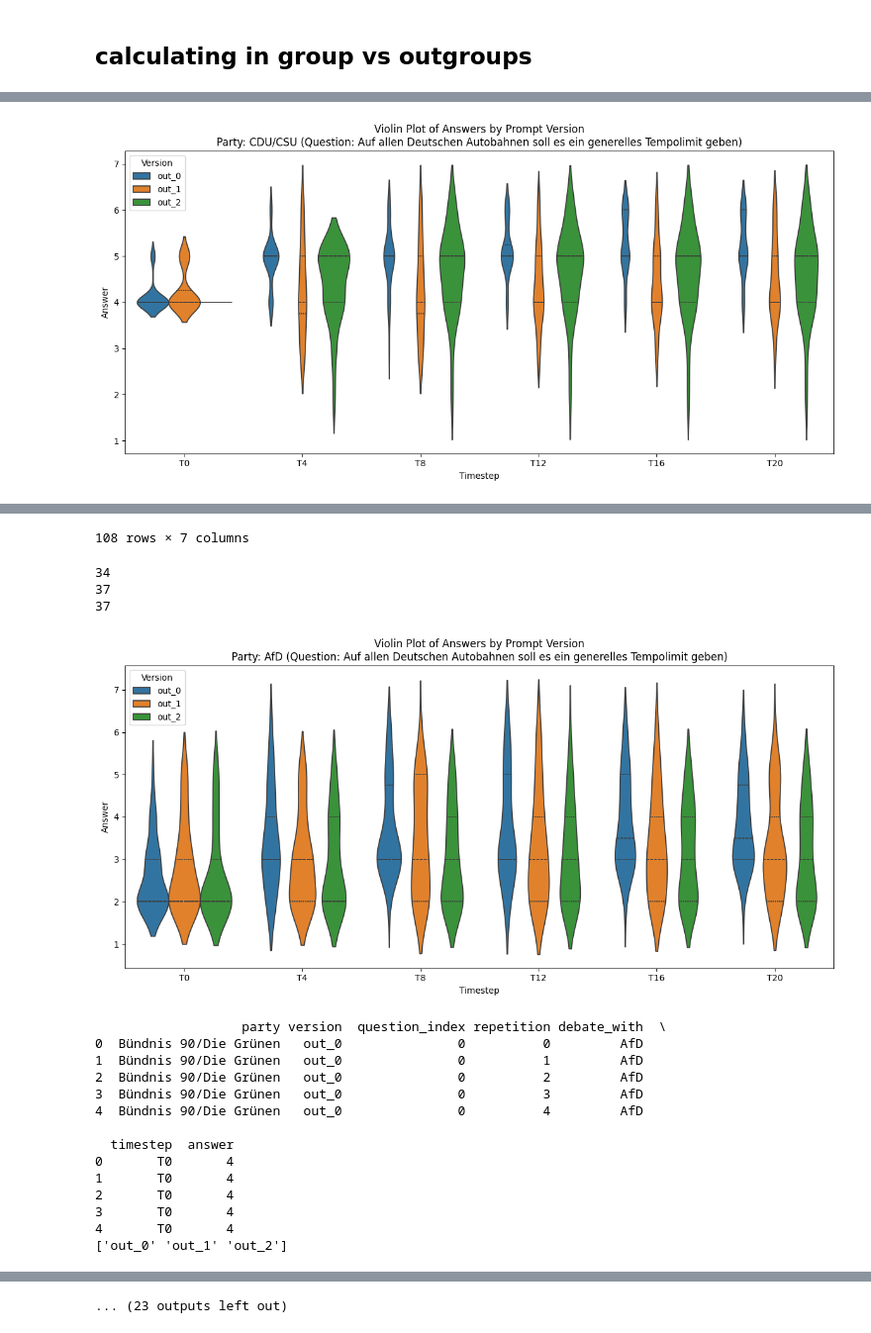
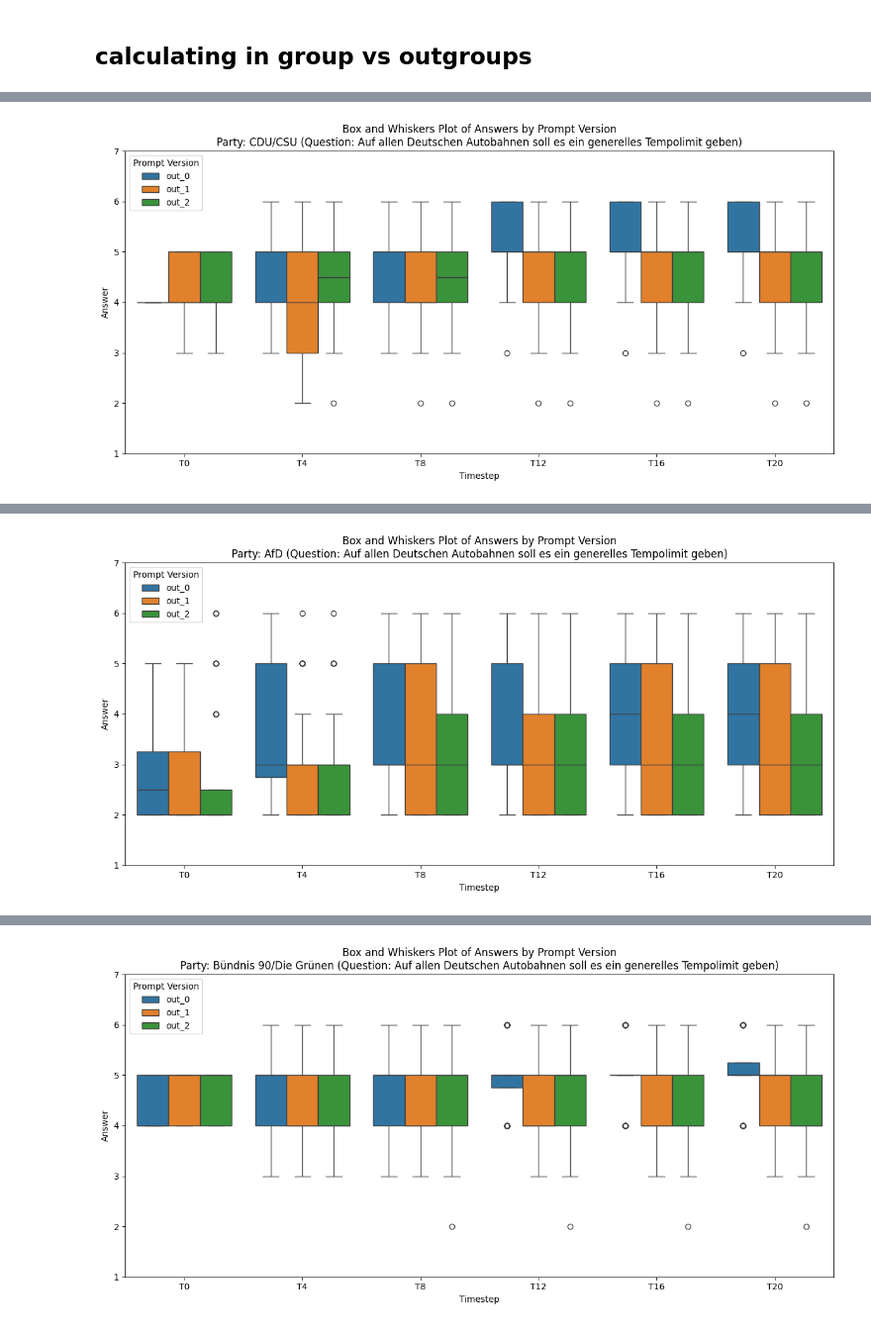
Before and after one commit to LawrenceFulton/SAUCE, a Jupyter notebook: analyze/lmm.ipynb, the cells around one changed output, grey strips where cells are left out. Shown at 99% size. Drawn from its saved outputs; the diff is of its cells as text; code cells hidden in the pictures.

```diff
--- a/analyze/lmm.ipynb
+++ b/analyze/lmm.ipynb
@@ -8,7 +8,7 @@ import re
 PROMPT_VERSIONS = 3
 NUM_QUESTIONS = 1
 LLM_VERSION = "41-mini"  # Change this to the desired LLM name
-REPETITIONS = 5
+REPETITIONS = 6
 
 
 QUESTIONS = [
@@ -387,32 +410,33 @@ for party in plot_df["party"].unique():
 # %% [markdown]
 ## calculating in group vs outgroups
 # %%
-# anova based on version of prompt at iteration T0
-import statsmodels.api as sm
 from statsmodels.formula.api import ols
+from statsmodels.stats.anova import anova_lm
 
 # Perform ANOVA for each question
 for question_index in range(NUM_QUESTIONS):
     print(f"ANOVA for question {question_index}: {QUESTIONS[question_index]}")
-    # Filter data for the current question
+
     question_data = formatted_df_non_abs[
         formatted_df_non_abs["question_index"] == question_index
     ]
+
     if question_data.empty:
         print("No data available for this question.")
         continue
 
-    # Perform ANOVA
+    # Fit OLS model
     model = ols(
-        "T20 ~ C(version)* C(party) +C(debate_with)",
-        data=question_data,
+        "T20 ~ C(version)*C(party) + C(debate_with)",
+        data=question_data
     ).fit()
-    anova_table = sm.stats.anova_lm(model, typ=2)
+
+    # Get ANOVA table
+    anova_table = anova_lm(model, typ=2)  # typ=2 is common for factorial designs
     print(anova_table)
 
 
-
-# create a violin plot for the answers at T20
+# create a box and whiskers plot for the answers at T20
 import seaborn as sns
 
 # Prepare data in long format for the selected party and time steps
@@ -426,51 +450,22 @@ for party in formatted_df_non_abs["party"].unique():
         var_name="timestep",
         value_name="answer"
     )
-    print(long_df.head())
-    print(long_df['version'].unique())
-
-    cdu_long_df = long_df[long_df["timestep"] == "T20"]
-    display(cdu_long_df)
-
-    print(cdu_long_df[cdu_long_df["version"] == 'out_0'].__len__())
-    print(cdu_long_df[cdu_long_df["version"] == 'out_1'].__len__())
-    print(cdu_long_df[cdu_long_df["version"] == 'out_2'].__len__())
-
 
     plt.figure(figsize=(12, 6))
-    sns.violinplot(
+    sns.boxplot(
         x="timestep",
         y="answer",
         hue="version",
         data=long_df[long_df["question_index"] == 0],
-        split=False,
-        inner="quartile",
         dodge=True,
-
     )
-    plt.title(f"Violin Plot of Answers by Prompt Version\nParty: {party} (Question: {QUESTIONS[0]})")
+    plt.title(f"Box and Whiskers Plot of Answers by Prompt Version\nParty: {party} (Question: {QUESTIONS[0]})")
     plt.xlabel("Timestep")
     plt.ylabel("Answer")
     plt.yticks(range(1, 8))
-    plt.legend(title="Version")
+    plt.legend(title="Prompt Version")
     plt.tight_layout()
     plt.show()
-# plt.figure(figsize=(12, 6))
-# sns.violinplot(
-#     x="party",
-#     y="T20",
-#     hue="version",
-#     data=formatted_df_non_abs[formatted_df_non_abs["question_index"] == 0],
-#     split=True,
-#     inner="quartile",
-# )
-# plt.title(f"Violin Plot of Answers at T20 for Question: {QUESTIONS[0]}")
-# plt.xlabel("Party")
-# plt.ylabel("Answer at T20")
-# plt.xticks(rotation=45)
-# plt.legend(title="Version")
-# plt.tight_layout()
-# plt.show()
 # %% [output]
 ANOVA for question 0: Auf allen Deutschen Autobahnen soll es ein generelles Tempolimit geben
                          sum_sq     df           F         PR(>F)
@@ -505 +477 @@ Residual             494.069738  713.0         NaN            NaN
-[figure, old version]
+[figure, new version]
@@ -525,19 +478 @@ Residual             494.069738  713.0         NaN            NaN
-108 rows × 7 columns
-34
-37
-37
-[figure, old version]
+[figure, new version]
-                   party version  question_index repetition debate_with  \
-0  Bündnis 90/Die Grünen   out_0               0          0         AfD
-1  Bündnis 90/Die Grünen   out_0               0          1         AfD
-2  Bündnis 90/Die Grünen   out_0               0          2         AfD
-3  Bündnis 90/Die Grünen   out_0               0          3         AfD
-4  Bündnis 90/Die Grünen   out_0               0          4         AfD
-
-  timestep  answer
-0       T0       4
-1       T0       4
-2       T0       4
-3       T0       4
-4       T0       4
-['out_0' 'out_1' 'out_2']
@@ -556 +479 @@ Residual             494.069738  713.0         NaN            NaN
-... (23 outputs left out)
+[figure, added]
```
Also changed, not shown: parts of 12 cells of this notebook.
